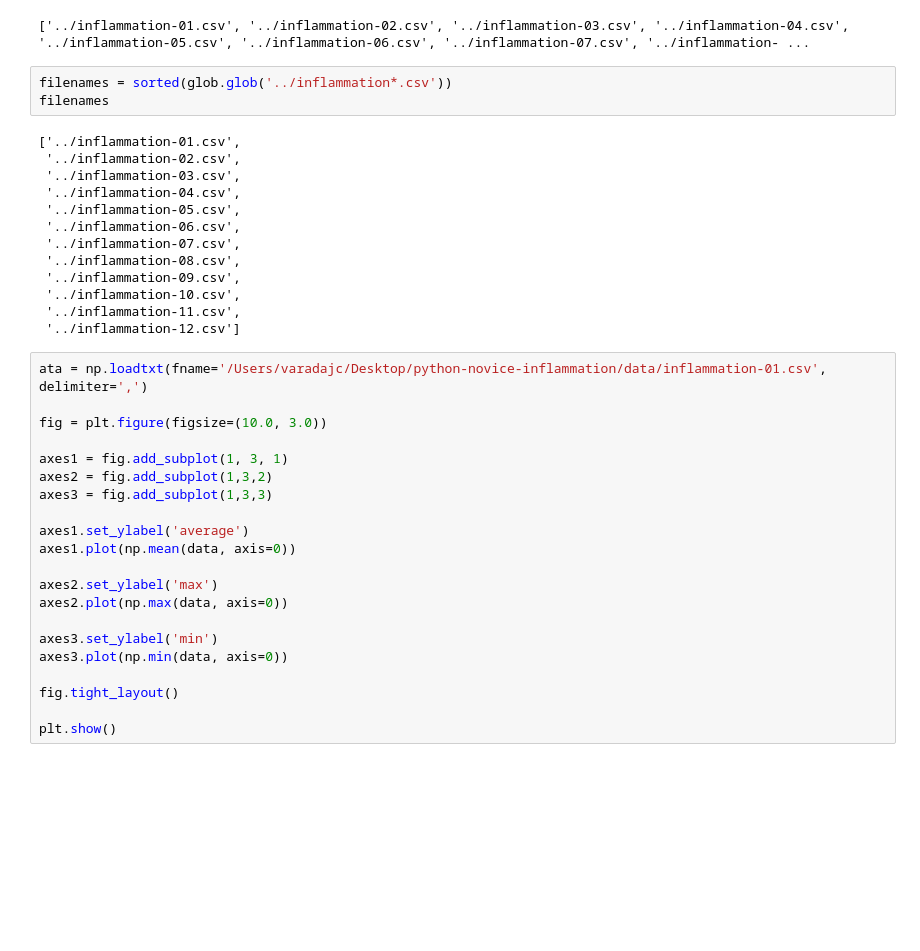
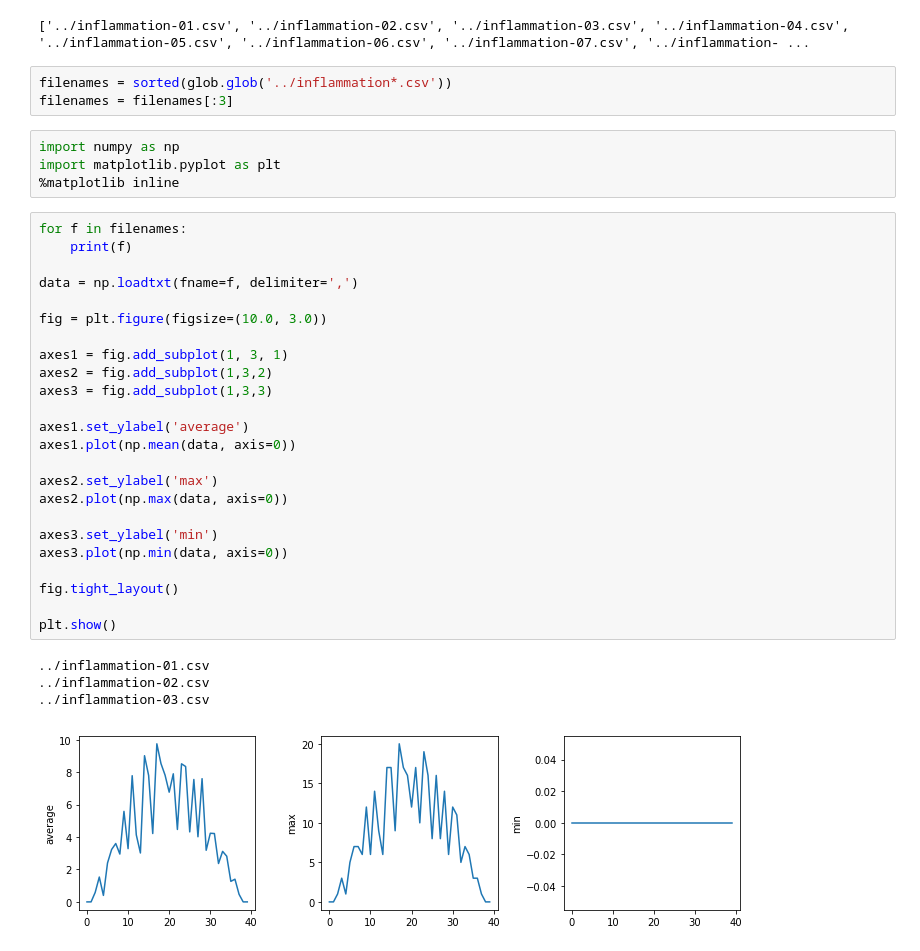
Before and after one commit to nih-fmrif/2017-09-28-NIH-CMN_notebooks, a Jupyter notebook: building_programs_with_python.ipynb, the cells around one changed output. Drawn from its saved outputs; the diff is of its cells as text; blank space fills up the shorter version.

```diff
--- a/building_programs_with_python.ipynb
+++ b/building_programs_with_python.ipynb
@@ -481,38 +481,37 @@ print(glob.glob('../inflammation*.csv'))
 ['../inflammation-01.csv', '../inflammation-02.csv', '../inflammation-03.csv', '../inflammation-04.csv', '../inflammation-05.csv', '../inflammation-06.csv', '../inflammation-07.csv', '../inflammation- ...
 # %%
 filenames = sorted(glob.glob('../inflammation*.csv'))
-filenames
+filenames = filenames[:3]
-# %% [output]
-['../inflammation-01.csv',
- '../inflammation-02.csv',
- '../inflammation-03.csv',
- '../inflammation-04.csv',
- '../inflammation-05.csv',
- '../inflammation-06.csv',
- '../inflammation-07.csv',
- '../inflammation-08.csv',
- '../inflammation-09.csv',
- '../inflammation-10.csv',
- '../inflammation-11.csv',
- '../inflammation-12.csv']
+# %%
+import numpy as np
+import matplotlib.pyplot as plt
+%matplotlib inline
 # %%
-ata = np.loadtxt(fname='/Users/varadajc/Desktop/python-novice-inflammation/data/inflammation-01.csv', delimiter=',')
+for f in filenames:
+    print(f)
+
+data = np.loadtxt(fname=f, delimiter=',')
 
 fig = plt.figure(figsize=(10.0, 3.0))
 
 axes1 = fig.add_subplot(1, 3, 1)
 axes2 = fig.add_subplot(1,3,2)
 axes3 = fig.add_subplot(1,3,3)
 
 axes1.set_ylabel('average')
 axes1.plot(np.mean(data, axis=0))
 
 axes2.set_ylabel('max')
 axes2.plot(np.max(data, axis=0))
 
 axes3.set_ylabel('min')
 axes3.plot(np.min(data, axis=0))
 
 fig.tight_layout()
 
 plt.show()
+# %% [output]
+../inflammation-01.csv
+../inflammation-02.csv
+../inflammation-03.csv
+[figure, added]
```
